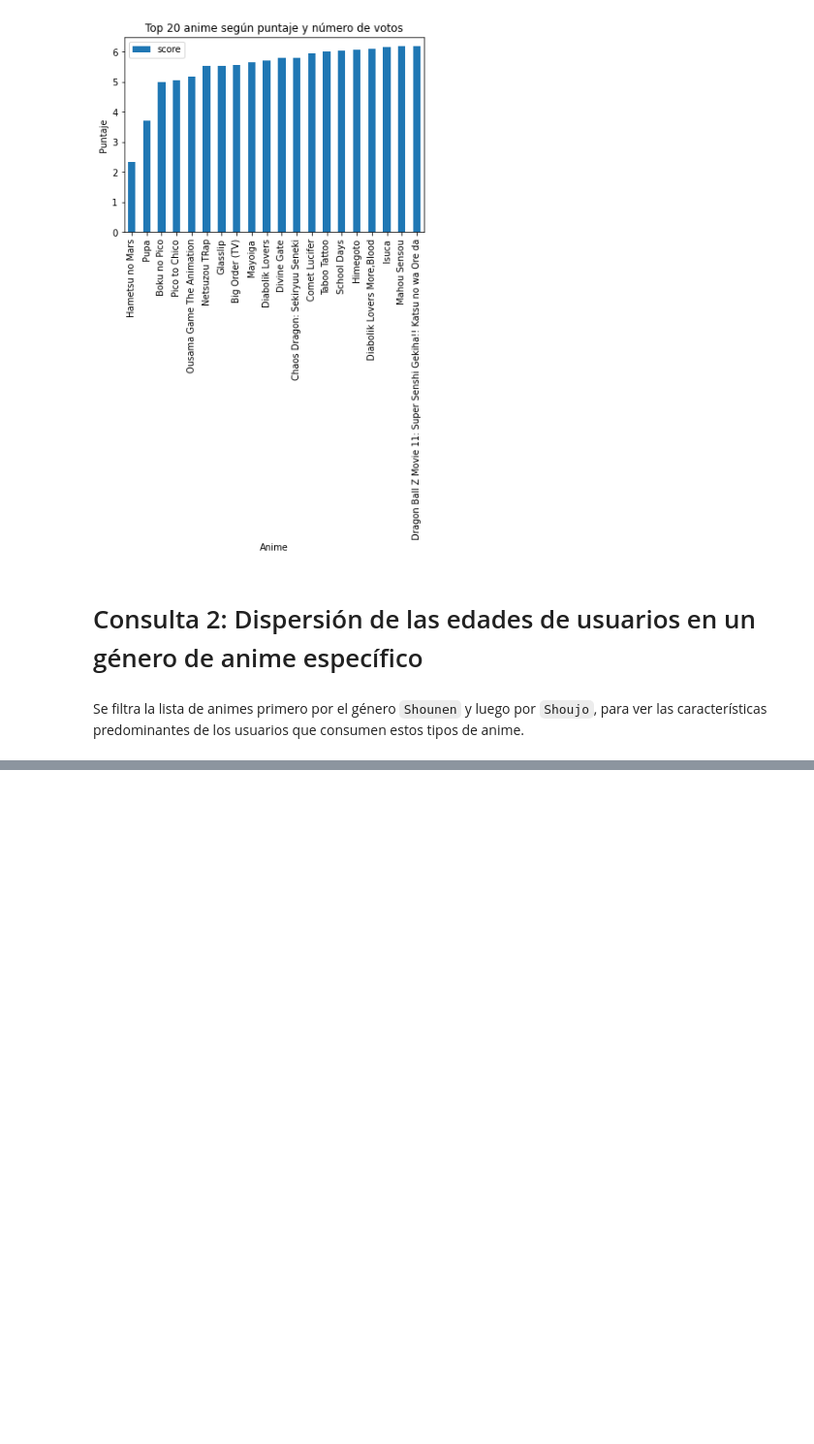
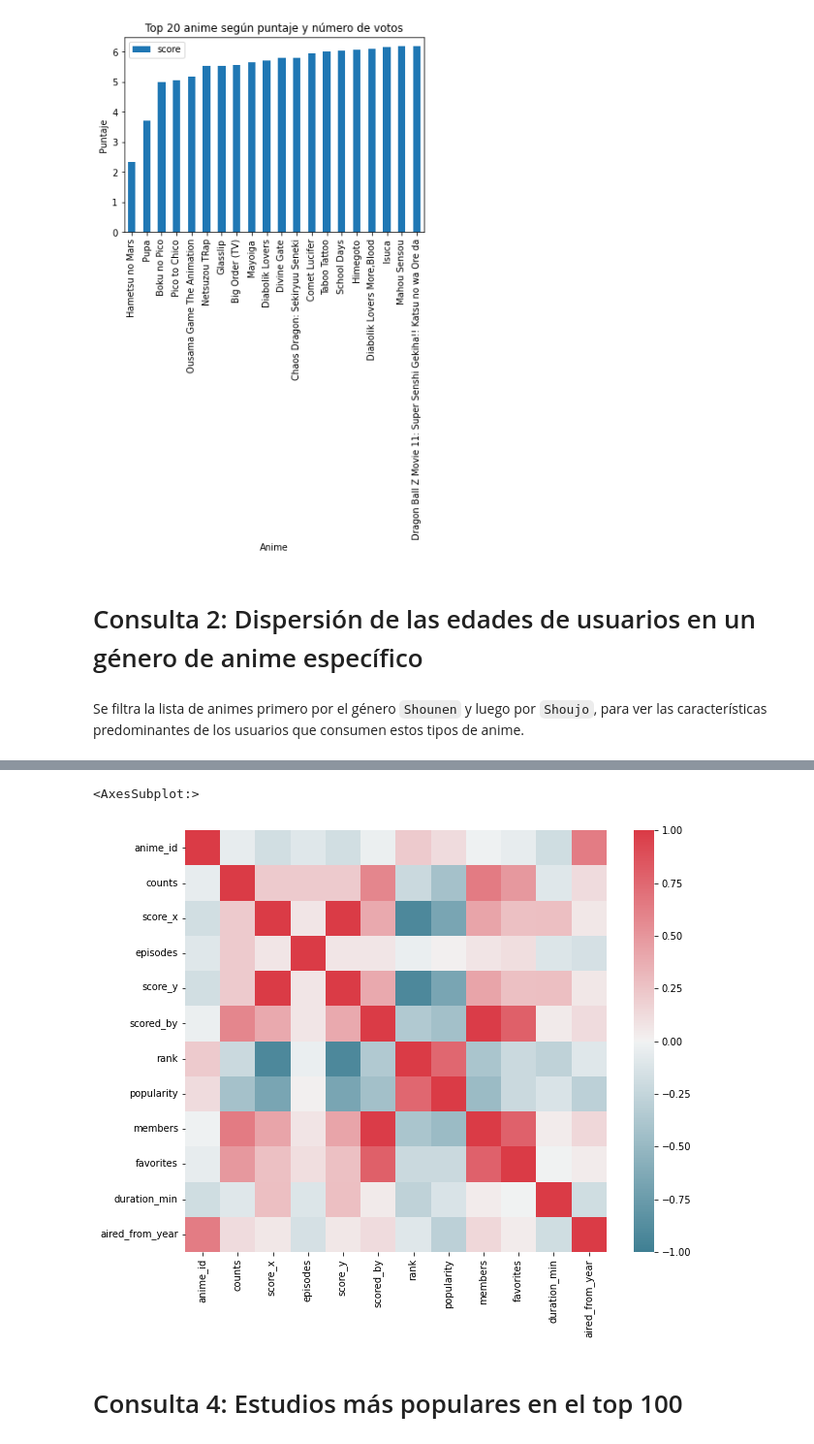
Before and after one commit to oppallios/mineria_g9_anime, a Jupyter notebook: anime.ipynb, the cells around one changed output, grey strips where cells are left out. Shown: that part at 97% size. Drawn from its saved outputs; the diff is of its cells as text; code cells hidden in the pictures; blank space fills up the shorter version.

```diff
--- a/anime.ipynb
+++ b/anime.ipynb
@@ -267,0 +360,12 @@ Text(0, 0.5, 'Cantidad de usuarios')
+# %%
+f, ax = plt.subplots(figsize=(10, 8))
+corr = count_dropped.corr()
+sns.heatmap(corr,
+    cmap=sns.diverging_palette(220, 10, as_cmap=True),
+    vmin=-1.0, vmax=1.0,
+    square=True, ax=ax)
+# %% [output]
+<AxesSubplot:>
+[figure, added]
+# %% [markdown]
+# Consulta 4: Estudios más populares en el top 100
```
Also changed, not shown: parts of 19 cells of this notebook.
